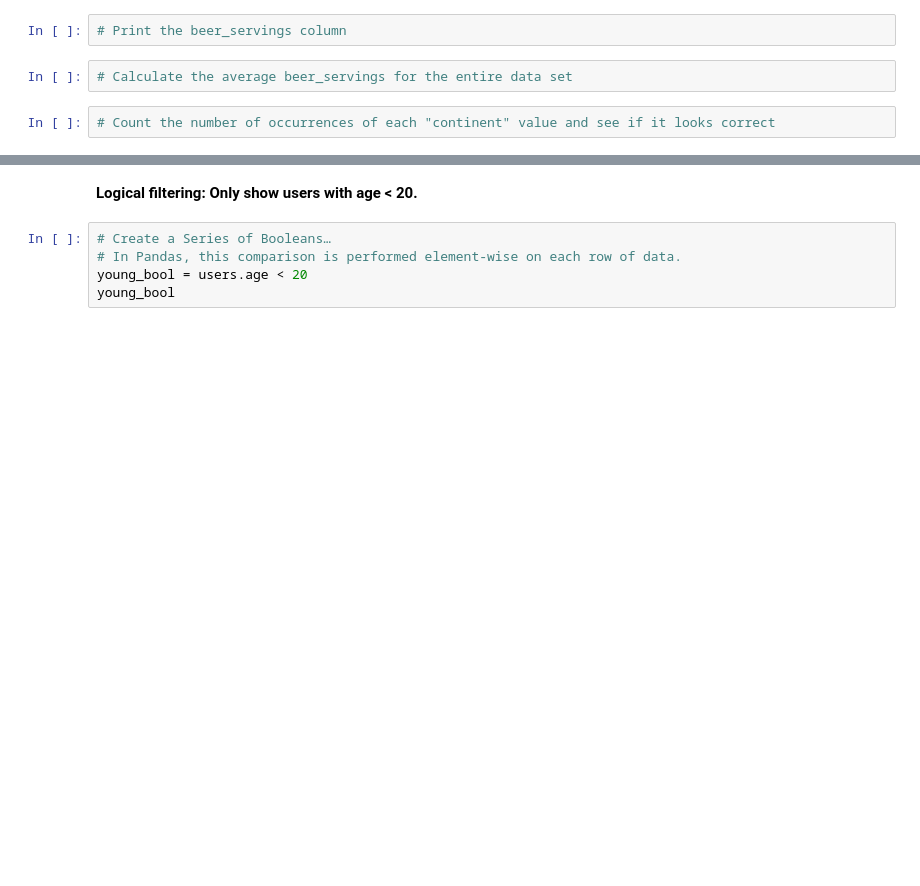
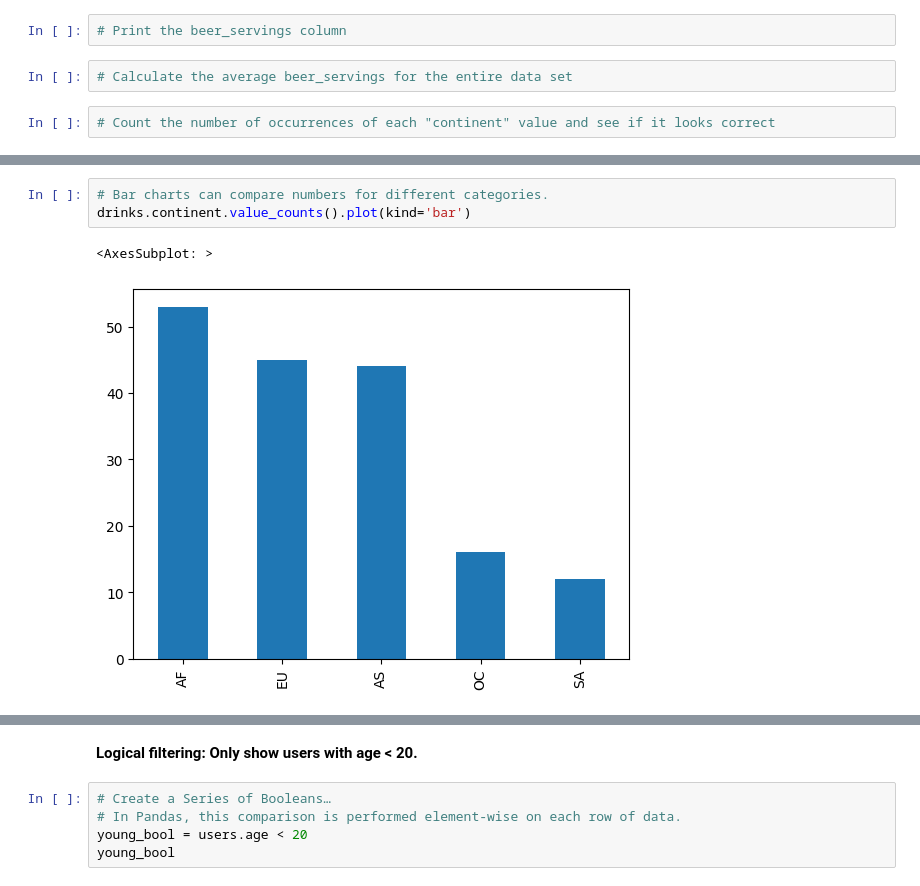
Before and after one commit to alikn/intro_to_ai, a Jupyter notebook: intro_to_pandas.ipynb, the cells around one changed output, grey strips where cells are left out. Saved outputs shown, nothing was run; the diff lists cells and outputs as text; blank space fills up the shorter version.

```diff
--- a/intro_to_pandas.ipynb
+++ b/intro_to_pandas.ipynb
@@ -413,0 +437,6 @@ plt.title('Number of users per age');
+# %%
+# Bar charts can compare numbers for different categories.
+drinks.continent.value_counts().plot(kind='bar')
+# %% [output]
+<AxesSubplot: >
+[figure, added]
```
Also changed, not shown: parts of 30 cells of this notebook.
